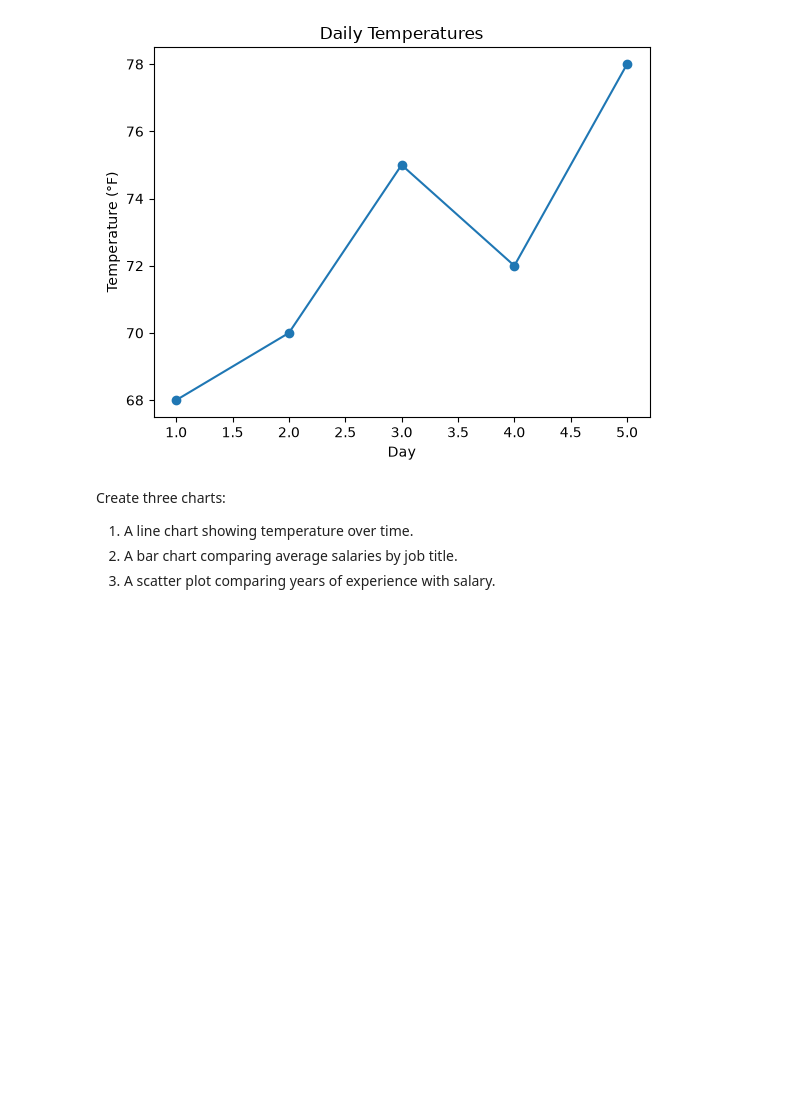
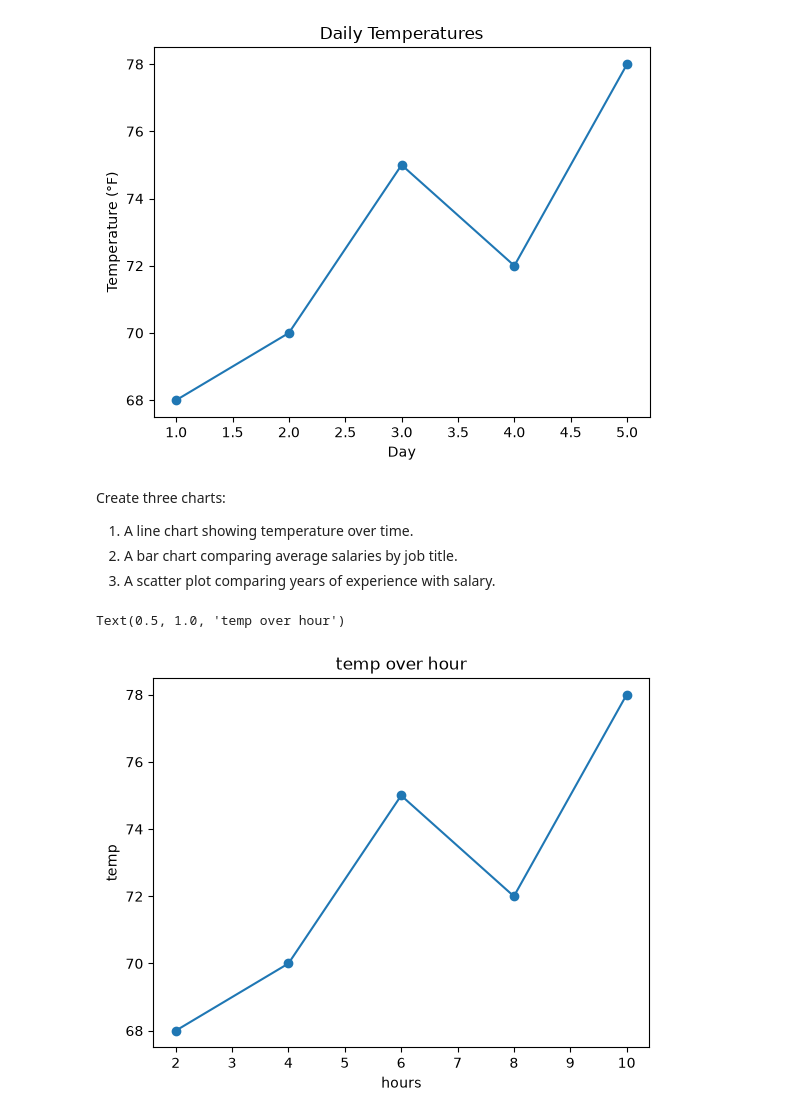
Before and after one commit to anhquang2605/Python-Learning, a Jupyter notebook: day 10.ipynb, the cells around one changed output. Saved outputs shown, nothing was run; the diff lists cells and outputs as text; code cells hidden in the pictures; blank space fills up the shorter version.

```diff
--- a/day 10.ipynb
+++ b/day 10.ipynb
@@ -26,3 +26,13 @@ Create three charts:
 1. A line chart showing temperature over time.
 2. A bar chart comparing average salaries by job title.
 3. A scatter plot comparing years of experience with salary.
+# %%
+hours = [2,4,6,8,10]
+# %%
+plt.plot(hours, temperatures, marker="o")
+plt.xlabel("hours")
+plt.ylabel("temp")
+plt.title("temp over hour")
+# %% [output]
+Text(0.5, 1.0, 'temp over hour')
+[figure, added]
```
Also changed, not shown: parts of 3 cells of this notebook.
